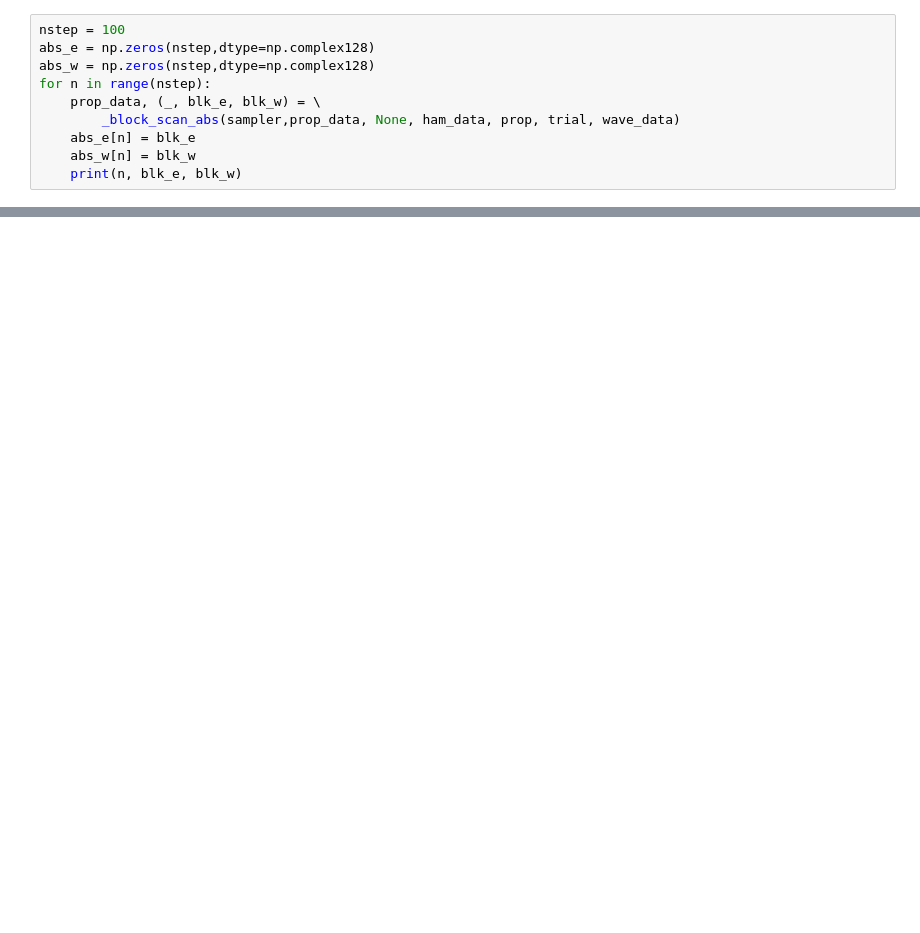
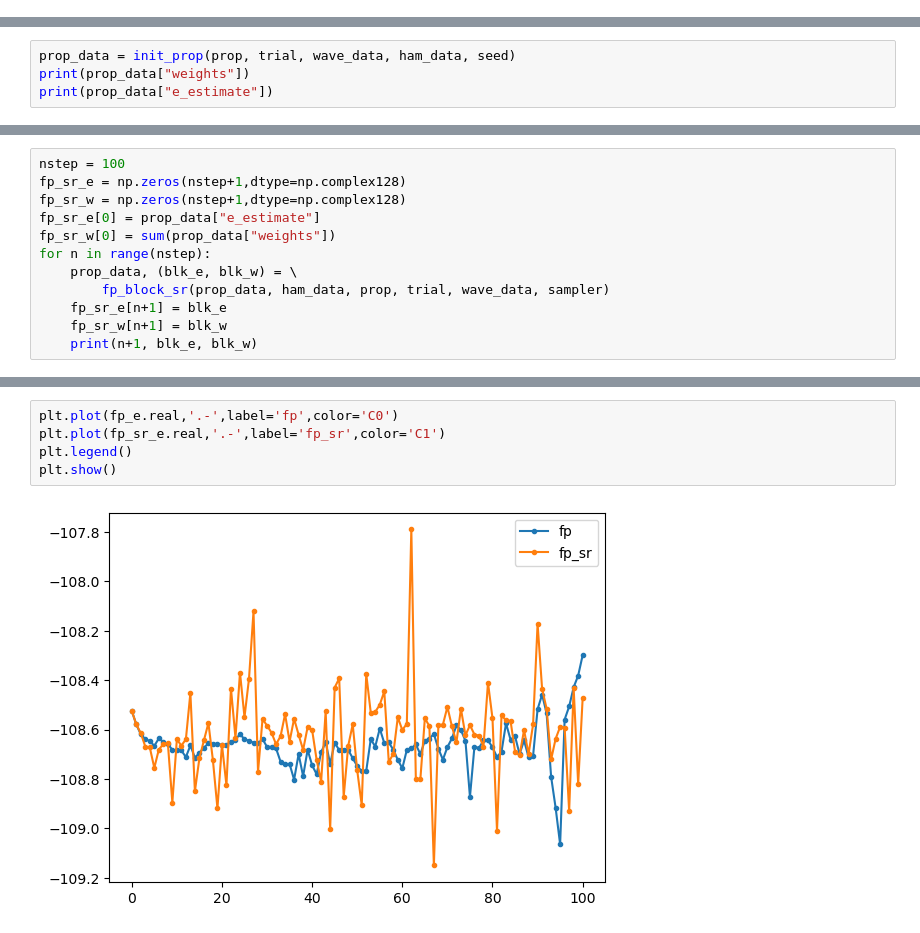
Before and after one commit to zh-yichi/cs_afqmc, a Jupyter notebook: ad_afqmc/prop_unrestricted/example_test/fp_abs.ipynb, the cells around one changed output, grey strips where cells are left out. Saved outputs shown, nothing was run; the diff lists cells and outputs as text; blank space fills up the shorter version.

```diff
--- a/ad_afqmc/prop_unrestricted/example_test/fp_abs.ipynb
+++ b/ad_afqmc/prop_unrestricted/example_test/fp_abs.ipynb
@@ -309,10 +337,0 @@ print(prop_data["e_estimate"])
-# %%
-nstep = 100
-abs_e = np.zeros(nstep,dtype=np.complex128)
-abs_w = np.zeros(nstep,dtype=np.complex128)
-for n in range(nstep):
-    prop_data, (_, blk_e, blk_w) = \
-        _block_scan_abs(sampler,prop_data, None, ham_data, prop, trial, wave_data)
-    abs_e[n] = blk_e
-    abs_w[n] = blk_w
-    print(n, blk_e, blk_w)
@@ -344,0 +338,4 @@ plt.show()
+# %%
+prop_data = init_prop(prop, trial, wave_data, ham_data, seed)
+print(prop_data["weights"])
+print(prop_data["e_estimate"])
@@ -344,0 +353,12 @@ plt.show()
+# %%
+nstep = 100
+fp_sr_e = np.zeros(nstep+1,dtype=np.complex128)
+fp_sr_w = np.zeros(nstep+1,dtype=np.complex128)
+fp_sr_e[0] = prop_data["e_estimate"]
+fp_sr_w[0] = sum(prop_data["weights"])
+for n in range(nstep):
+    prop_data, (blk_e, blk_w) = \
+        fp_block_sr(prop_data, ham_data, prop, trial, wave_data, sampler)
+    fp_sr_e[n+1] = blk_e
+    fp_sr_w[n+1] = blk_w
+    print(n+1, blk_e, blk_w)
@@ -344,0 +383,7 @@ plt.show()
+# %%
+plt.plot(fp_e.real,'.-',label='fp',color='C0')
+plt.plot(fp_sr_e.real,'.-',label='fp_sr',color='C1')
+plt.legend()
+plt.show()
+# %% [output]
+[figure, added]
```
Also changed, not shown: parts of 24 cells of this notebook, 2 other files.
